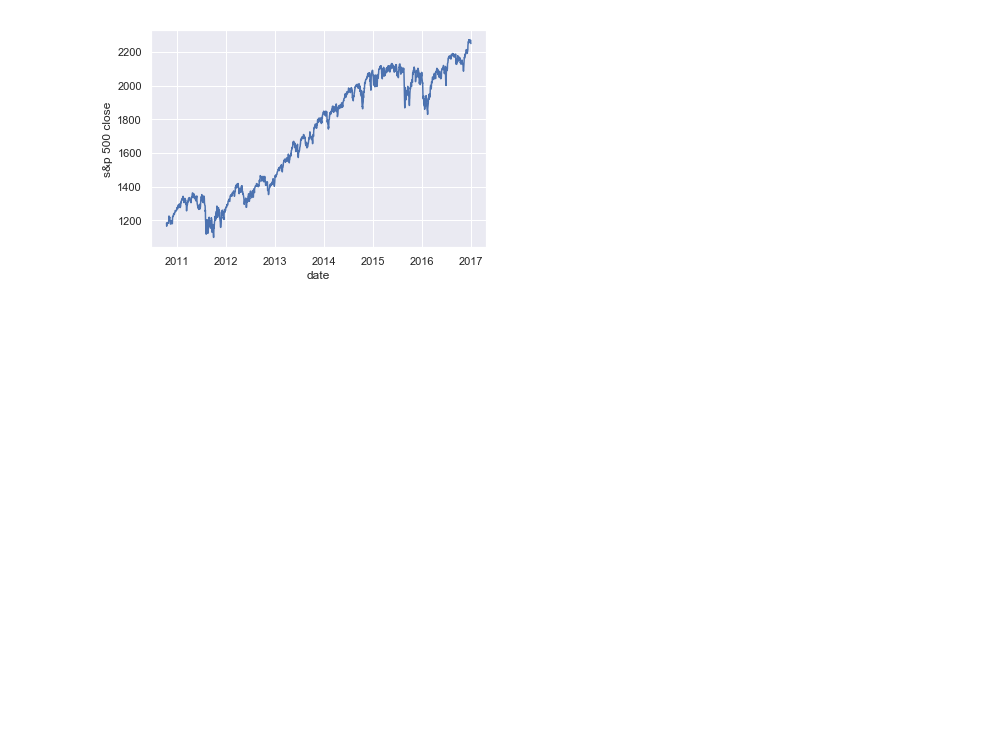
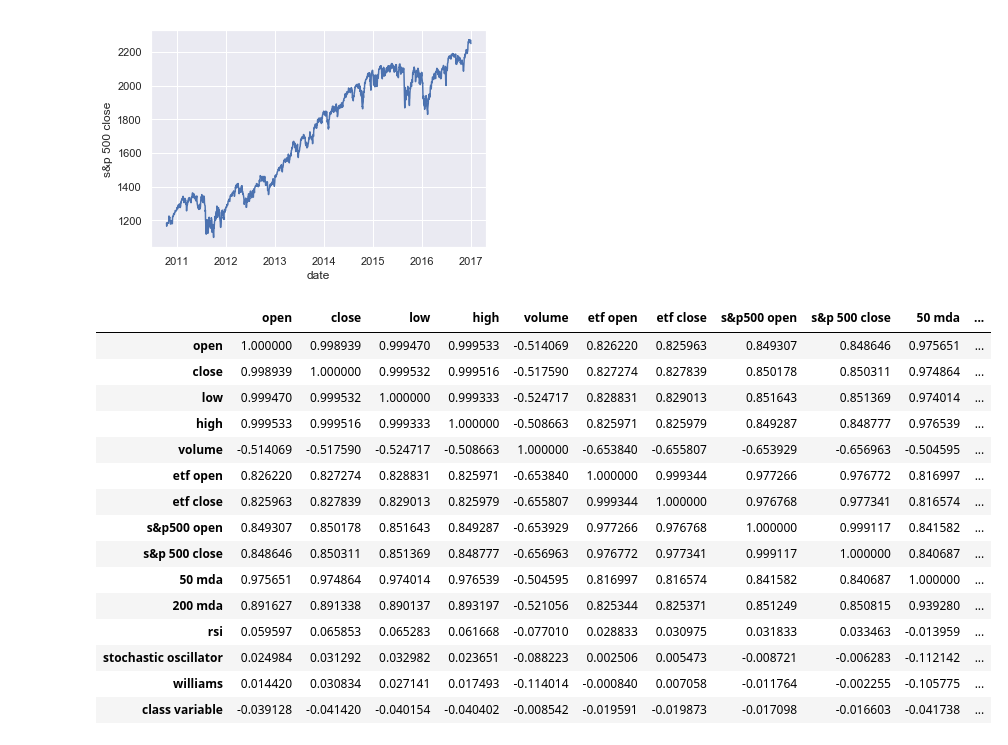
Before and after one commit to dpatrick895/ada2, a Jupyter notebook: Exploratory Data Analysis.ipynb, the cells around one changed output. Saved outputs shown, nothing was run; the diff lists cells and outputs as text; code cells hidden in the pictures; blank space fills up the shorter version.

```diff
--- a/Exploratory Data Analysis.ipynb
+++ b/Exploratory Data Analysis.ipynb
@@ -54,3 +53,24 @@ techEtf = sns.lineplot(x="date", y="etf close", data=data)
 sandp500 = sns.lineplot(x="date", y="s&p 500 close", data=data)
 # %% [output]
 [figure]
+# %%
+correlation = data.corr(method='pearson')
+# %%
+correlation
+# %% [output]
+|  | open | close | low | high | volume | etf open | etf close | s&p500 open | s&p 500 close | 50 mda | ... |
+| open | 1.000000 | 0.998939 | 0.999470 | 0.999533 | -0.514069 | 0.826220 | 0.825963 | 0.849307 | 0.848646 | 0.975651 | ... |
+| close | 0.998939 | 1.000000 | 0.999532 | 0.999516 | -0.517590 | 0.827274 | 0.827839 | 0.850178 | 0.850311 | 0.974864 | ... |
+| low | 0.999470 | 0.999532 | 1.000000 | 0.999333 | -0.524717 | 0.828831 | 0.829013 | 0.851643 | 0.851369 | 0.974014 | ... |
+| high | 0.999533 | 0.999516 | 0.999333 | 1.000000 | -0.508663 | 0.825971 | 0.825979 | 0.849287 | 0.848777 | 0.976539 | ... |
+| volume | -0.514069 | -0.517590 | -0.524717 | -0.508663 | 1.000000 | -0.653840 | -0.655807 | -0.653929 | -0.656963 | -0.504595 | ... |
+| etf open | 0.826220 | 0.827274 | 0.828831 | 0.825971 | -0.653840 | 1.000000 | 0.999344 | 0.977266 | 0.976772 | 0.816997 | ... |
+| etf close | 0.825963 | 0.827839 | 0.829013 | 0.825979 | -0.655807 | 0.999344 | 1.000000 | 0.976768 | 0.977341 | 0.816574 | ... |
+| s&p500 open | 0.849307 | 0.850178 | 0.851643 | 0.849287 | -0.653929 | 0.977266 | 0.976768 | 1.000000 | 0.999117 | 0.841582 | ... |
+| s&p 500 close | 0.848646 | 0.850311 | 0.851369 | 0.848777 | -0.656963 | 0.976772 | 0.977341 | 0.999117 | 1.000000 | 0.840687 | ... |
+| 50 mda | 0.975651 | 0.974864 | 0.974014 | 0.976539 | -0.504595 | 0.816997 | 0.816574 | 0.841582 | 0.840687 | 1.000000 | ... |
+| 200 mda | 0.891627 | 0.891338 | 0.890137 | 0.893197 | -0.521056 | 0.825344 | 0.825371 | 0.851249 | 0.850815 | 0.939280 | ... |
+| rsi | 0.059597 | 0.065853 | 0.065283 | 0.061668 | -0.077010 | 0.028833 | 0.030975 | 0.031833 | 0.033463 | -0.013959 | ... |
+| stochastic oscillator | 0.024984 | 0.031292 | 0.032982 | 0.023651 | -0.088223 | 0.002506 | 0.005473 | -0.008721 | -0.006283 | -0.112142 | ... |
+| williams | 0.014420 | 0.030834 | 0.027141 | 0.017493 | -0.114014 | -0.000840 | 0.007058 | -0.011764 | -0.002255 | -0.105775 | ... |
+| class variable | -0.039128 | -0.041420 | -0.040154 | -0.040402 | -0.008542 | -0.019591 | -0.019873 | -0.017098 | -0.016603 | -0.041738 | ... |
```
Also changed, not shown: parts of 2 cells of this notebook, 1 other file.
